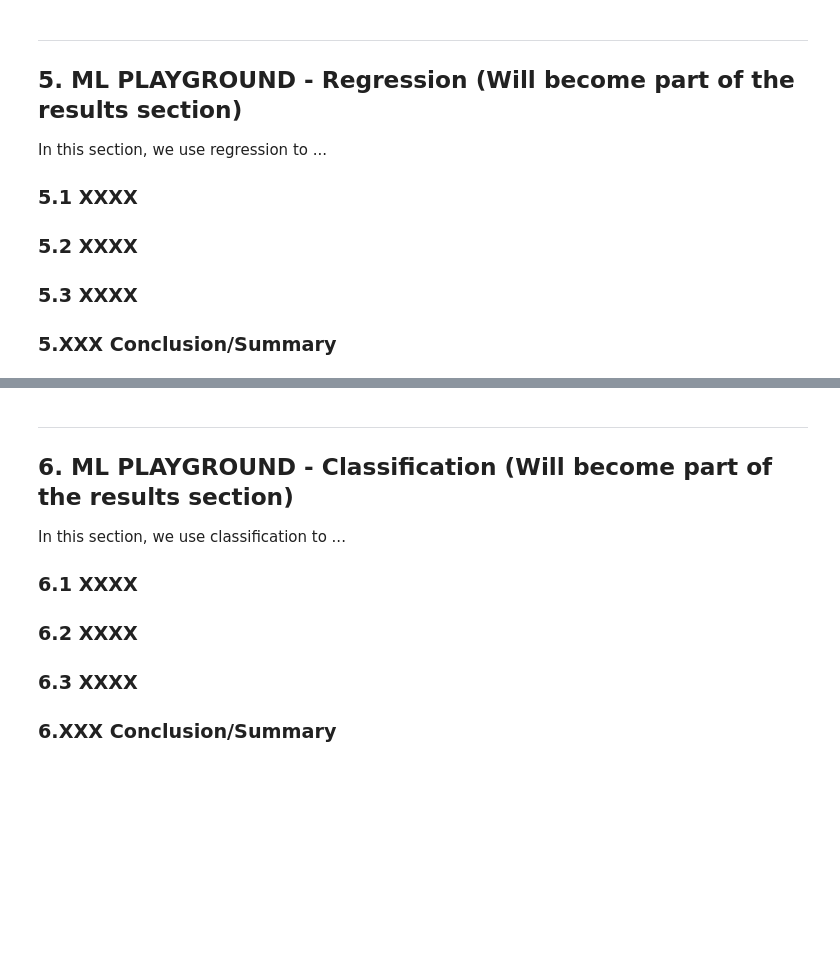
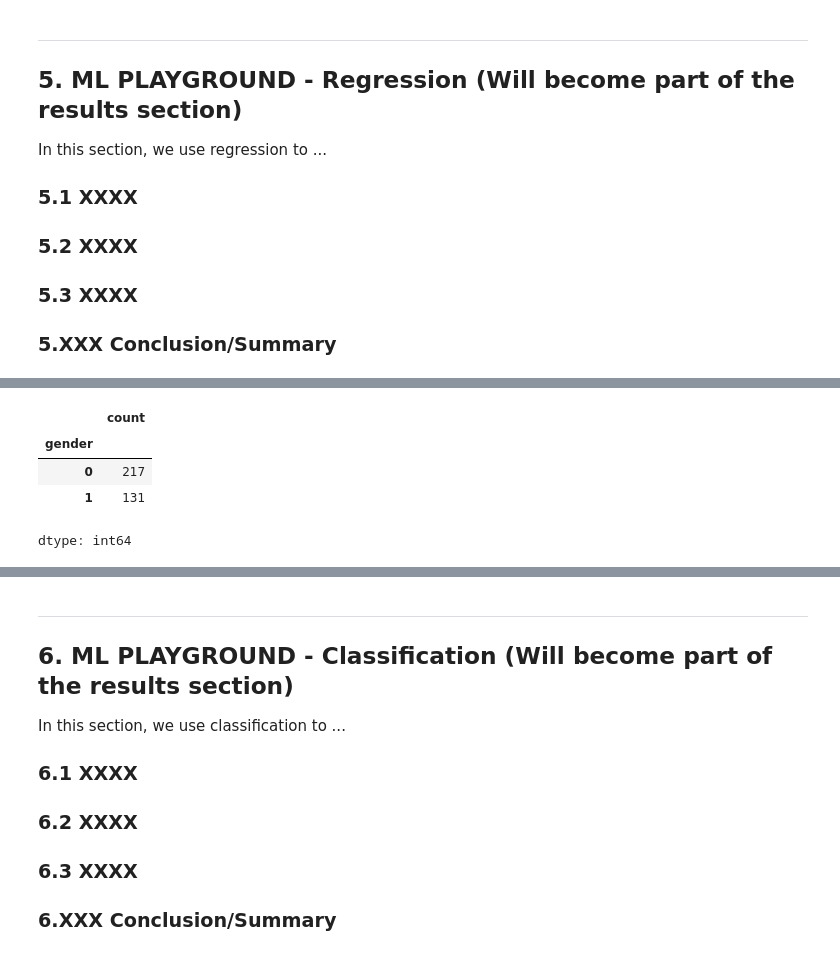
Before and after one commit to Carlos-PC05/FinalProjectCS-362, a Jupyter notebook: FinalReport_SP26_RV_PC_MASTERFILE.ipynb, the cells around one changed output, grey strips where cells are left out. Saved outputs shown, nothing was run; the diff lists cells and outputs as text; code cells hidden in the pictures; blank space fills up the shorter version.

```diff
--- a/FinalReport_SP26_RV_PC_MASTERFILE.ipynb
+++ b/FinalReport_SP26_RV_PC_MASTERFILE.ipynb
@@ -860,0 +880,10 @@ In this section, we use regression to ...
+# %%
+# Encode gender as binary (Male = 1, Female = 0)
+X_train_lr['gender'] = X_train_lr['gender'].map({'M': 1, 'F': 0})
+X_train_lr['gender'].value_counts()
+# %% [output]
+|  | count |
+| gender |  |
+| 0 | 217 |
+| 1 | 131 |
+dtype: int64
```
Also changed, not shown: parts of 13 cells of this notebook.
